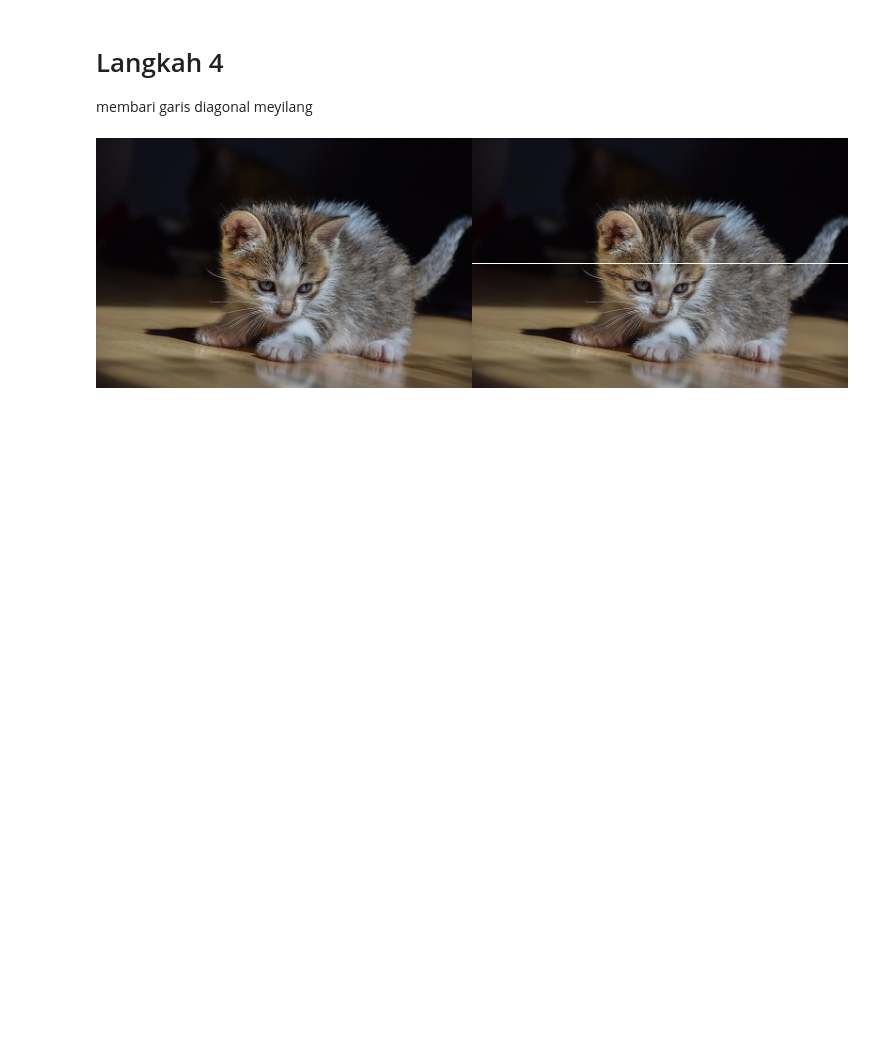
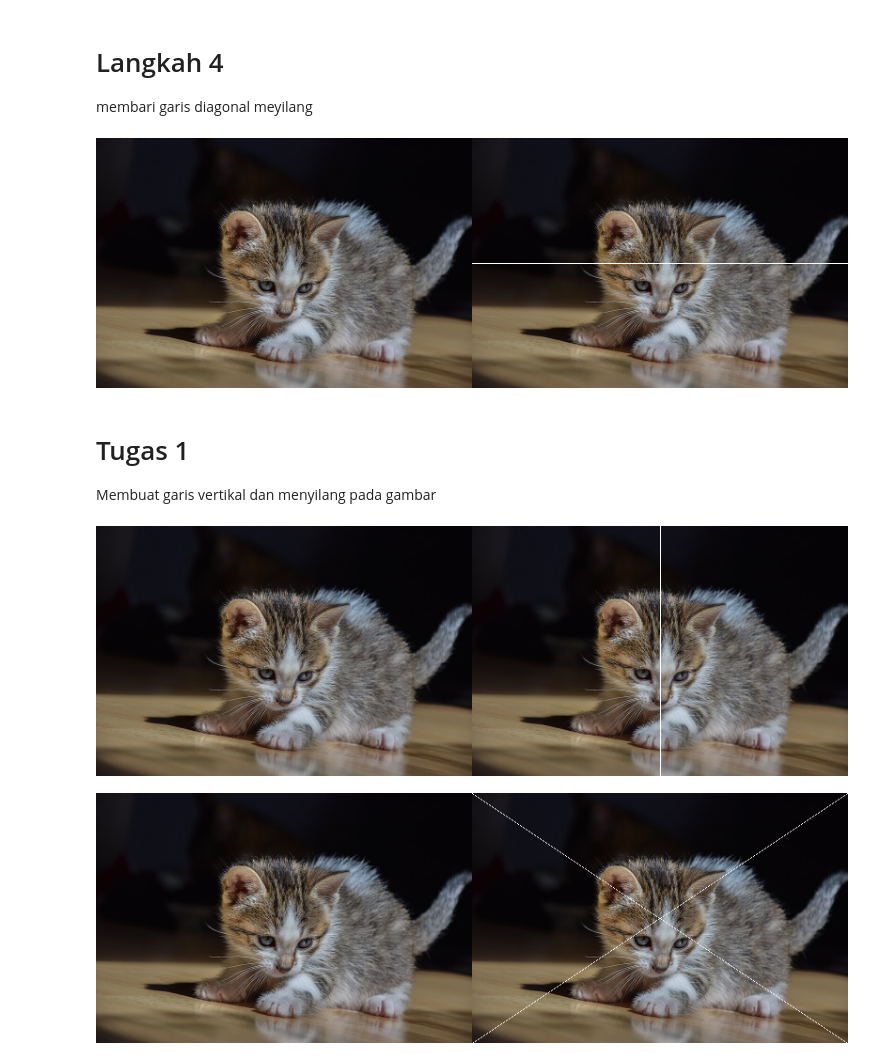
Before and after one commit to ImmarGaneru/PCVK_Ganjil_2024, a Jupyter notebook: Week1.ipynb, the cells around one changed output. Cells and saved outputs as stored; diff of their text form; code cells hidden in the pictures; blank space fills up the shorter version.

```diff
--- a/Week1.ipynb
+++ b/Week1.ipynb
@@ -55,3 +55,29 @@ final_frame = cv.hconcat((image_2, image_3))
 cv2_imshow(final_frame)
 # %% [output]
 [figure]
+# %% [markdown]
+# Tugas 1
+Membuat garis vertikal dan menyilang pada gambar
+# %%
+image_2 = cv.cvtColor(image, cv.COLOR_BGR2RGB)
+image_4 = cv.cvtColor(image, cv.COLOR_BGR2RGB)
+image_5 = cv.cvtColor(image, cv.COLOR_BGR2RGB)
+
+#membuat garis vertical ditengah image
+for x in range (tinggi):
+  image_4[x,int((lebar)/2)] = [255,255,255]
+
+final_frame = cv.hconcat((image_2, image_4))
+cv2_imshow(final_frame)
+
+for x in range (tinggi):
+  y = int(x * (lebar/tinggi))   #Mengatur nilai y berdasarkan perbandingan lebar dan tinggi
+  z = lebar - y - 1             #Mengatur nilai z berdasarkan y
+  image_5[x, y] = [255,255,255]
+  image_5[x, z] = [255,255,255]
+
+final_frame = cv.hconcat((image_2, image_5))
+cv2_imshow(final_frame)
+# %% [output]
+[figure, added]
+[figure, added]
```
Also changed, not shown: parts of 6 cells of this notebook.
